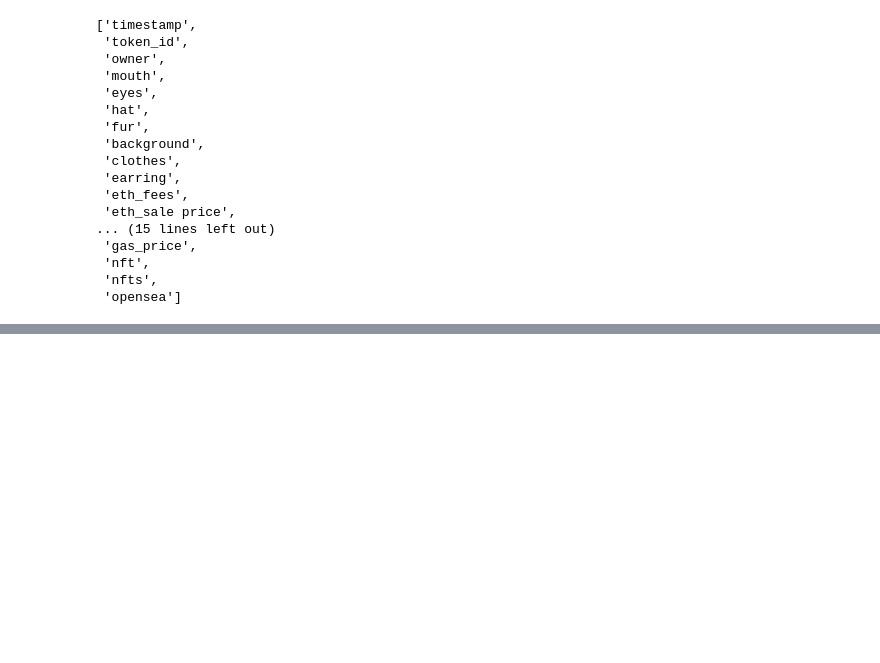
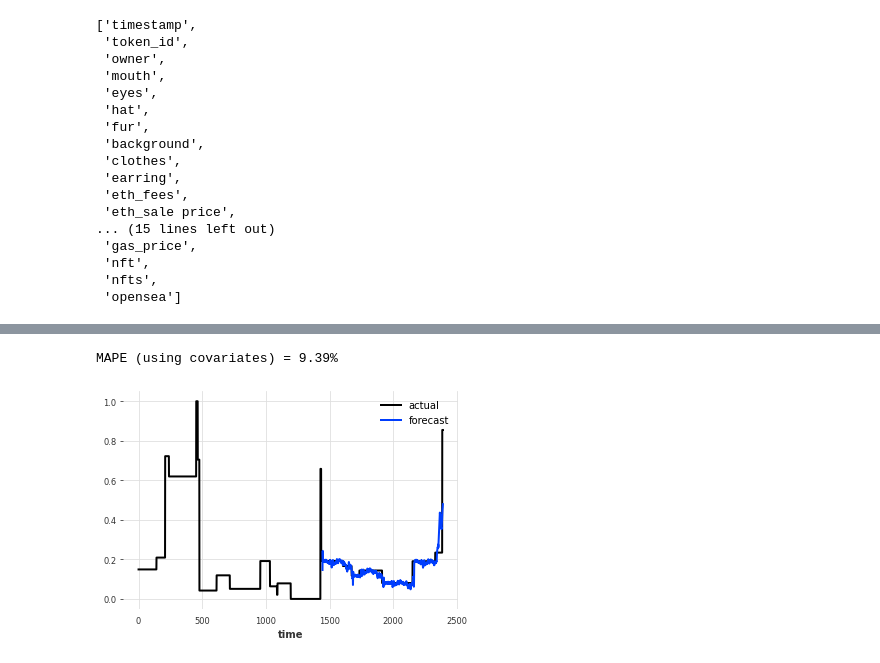
Before and after one commit to f4h578/ACI_prototype_NFT_price_predicton, a Jupyter notebook: MultipleTimeSeriesModel.ipynb, the cells around one changed output, grey strips where cells are left out. Saved outputs shown, nothing was run; the diff lists cells and outputs as text; code cells hidden in the pictures; blank space fills up the shorter version.

```diff
--- a/MultipleTimeSeriesModel.ipynb
+++ b/MultipleTimeSeriesModel.ipynb
@@ -137,3 +186,21 @@ NameError: name 'series_air_scaled' is not defined
+# %%
+backtest_cov = model_cov.historical_forecasts(
+    train_eth_price_scaled_ts,
+    past_covariates=train_covariates_ts,
+    start=0.6,
+    forecast_horizon=12,
+    stride=1,
+    retrain=False,
+    verbose=True,
+)
+# %%
+train_eth_price_scaled_ts.plot(label="actual")
+backtest_cov.plot(label="forecast")
+plt.legend()
+print("MAPE (using covariates) = {:.2f}%".format(mape(train_eth_price_scaled_ts, backtest_cov)))
+# %% [output]
+MAPE (using covariates) = 9.39%
+[figure, added]
 # %%
 #model = keras.Sequential()
 #model.add(layers.GRU(64, input_shape=(5, 5040)))
```
Also changed, not shown: parts of 14 cells of this notebook.
